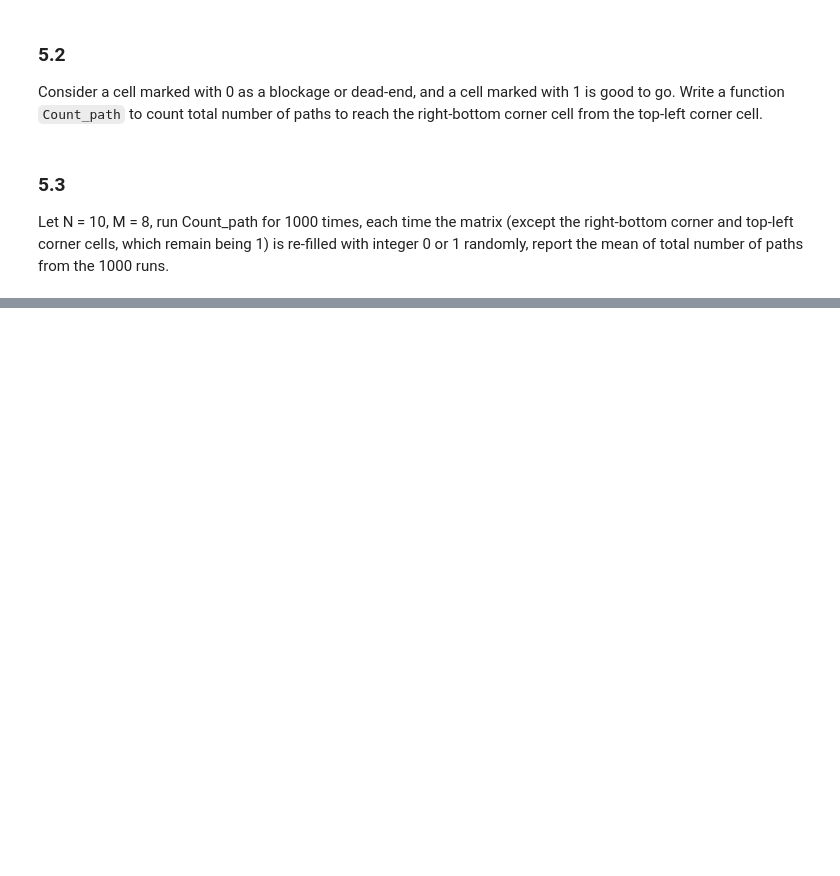
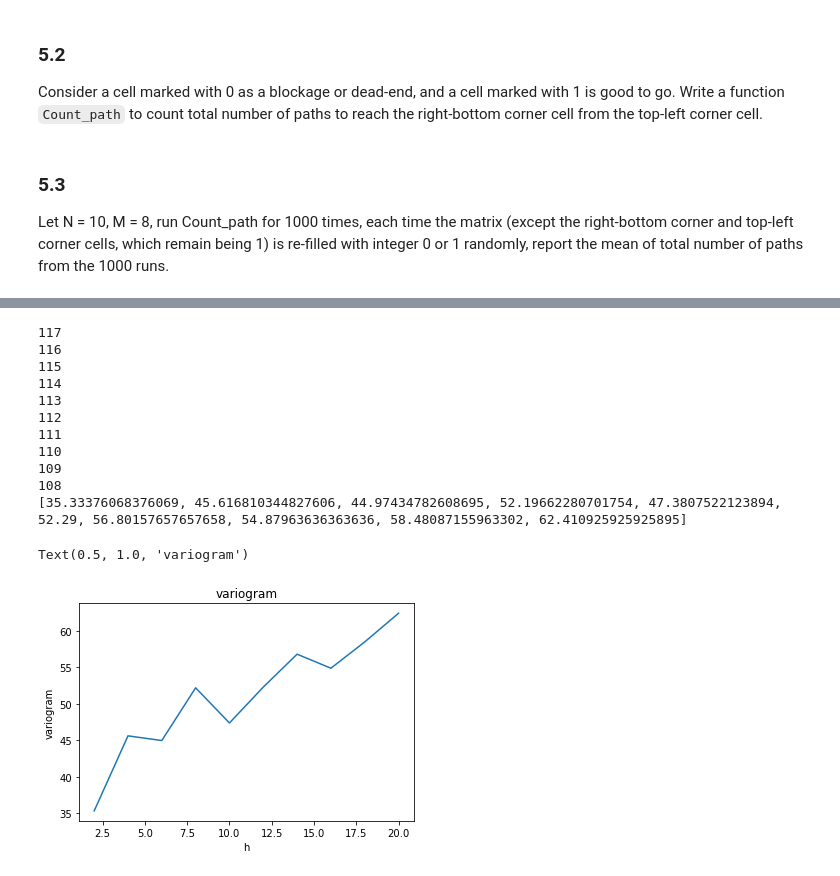
Before and after one commit to Momoc2/ESE5032_Assignment_12232267, a Jupyter notebook: PS1.ipynb, the cells around one changed output, grey strips where cells are left out. Cells and saved outputs as stored; diff of their text form; code cells hidden in the pictures; blank space fills up the shorter version.

```diff
--- a/PS1.ipynb
+++ b/PS1.ipynb
@@ -180,0 +310,4 @@ Let N = 10, M = 8, run Count_path for 1000 times, each time the matrix (except t
+# %%
+import pandas as pd
+data =pd.read_excel('I:\\jxt_work\\02_class\\SS\\118Z.xls')
+print(data.Z)
@@ -180,0 +327,24 @@ Let N = 10, M = 8, run Count_path for 1000 times, each time the matrix (except t
+# %%
+z_var =[]
+for i in range(10):
+    z_var.append(all(data.Z,i+1)[6])
+print(z_var)
+
+plt.plot([2,4,6,8,10,12,14,16,18,20],z_var)
+plt.xlabel('h')
+plt.ylabel('variogram')
+plt.title('variogram')
+# %% [output]
+117
+116
+115
+114
+113
+112
+111
+110
+109
+108
+[35.33376068376069, 45.616810344827606, 44.97434782608695, 52.19662280701754, 47.3807522123894, 52.29, 56.80157657657658, 54.87963636363636, 58.48087155963302, 62.410925925925895]
+Text(0.5, 1.0, 'variogram')
+[figure, added]
```
Also changed, not shown: parts of 26 cells of this notebook.
